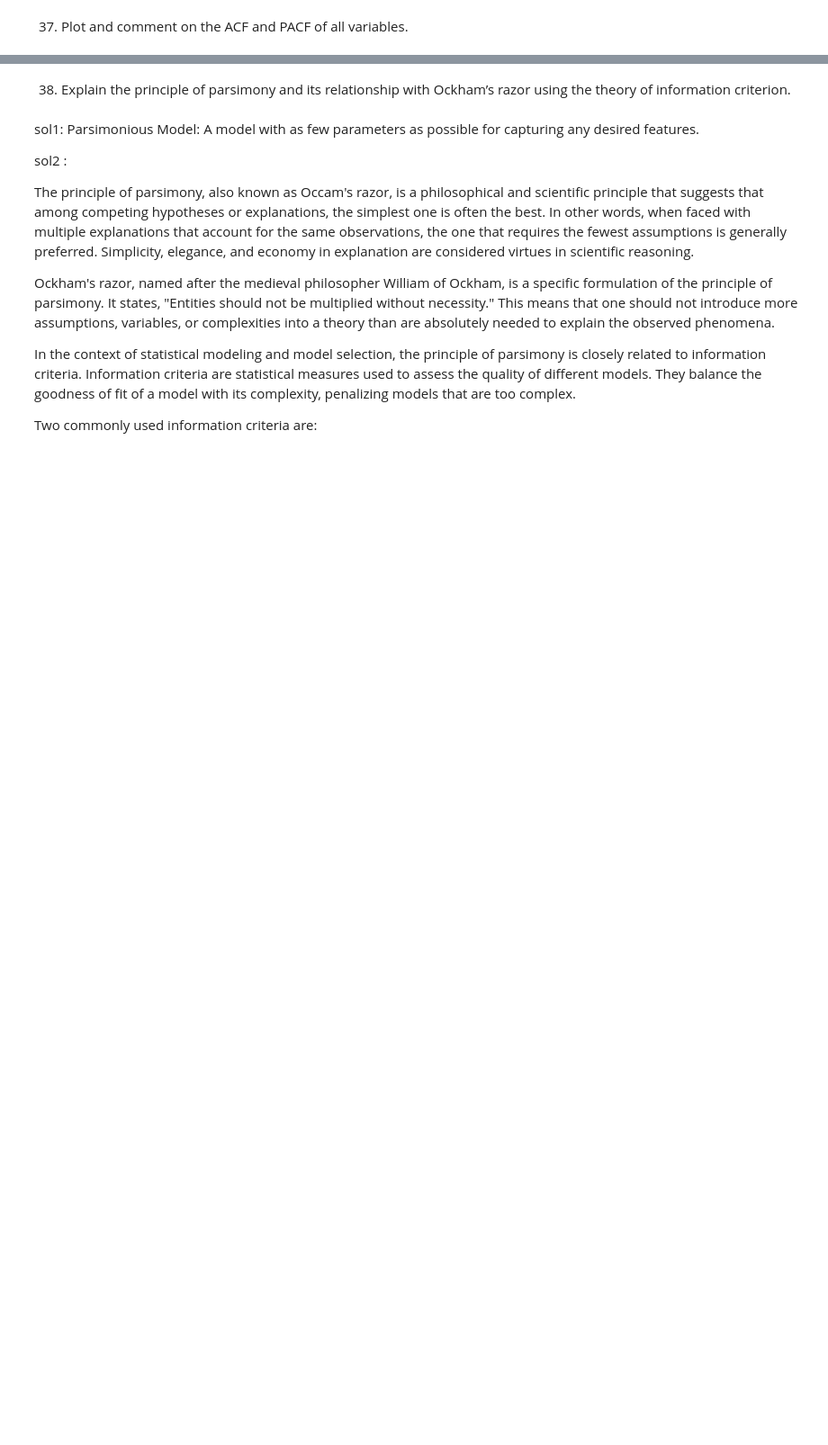
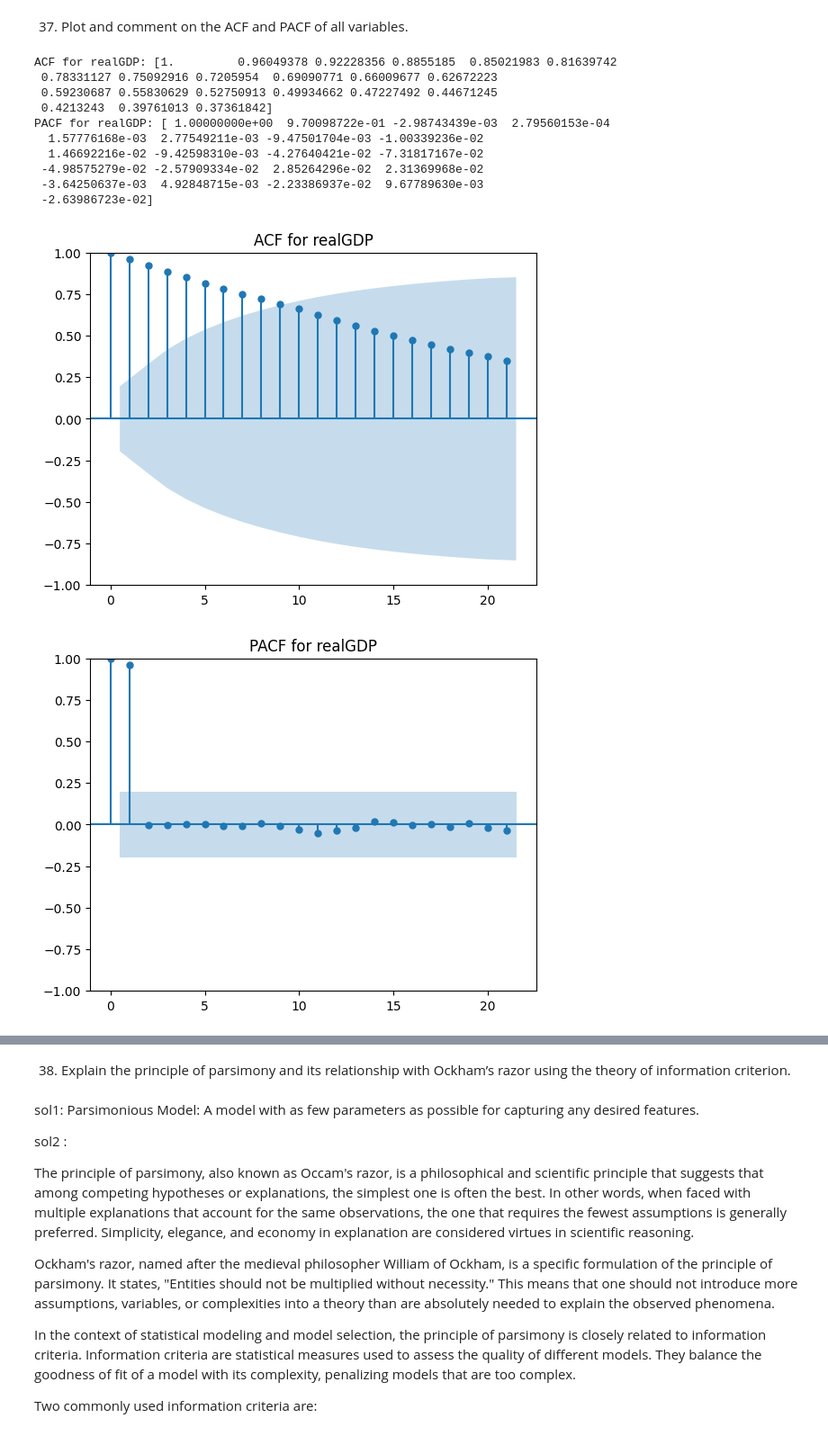
Before and after one commit to KamOsiris/Econometrics_project, a Jupyter notebook: econometrics_project.ipynb, the cells around one changed output, grey strips where cells are left out. Shown: that part at 90% size. Saved outputs shown, nothing was run; the diff lists cells and outputs as text; code cells hidden in the pictures; blank space fills up the shorter version.

```diff
--- a/econometrics_project.ipynb
+++ b/econometrics_project.ipynb
@@ -877,2 +883,26 @@ realGDP is stationary after two transformations
 # %% [markdown]
 37) Plot and comment on the ACF and PACF of all variables.
+# %%
+variables = ['realGDP', 'unemployment_rate', 'consumer_price_inflation']
+for var in variables:
+    series = df[var].dropna()
+    print(f'ACF for {var}: {acf(series)}')
+    print(f'PACF for {var}: {pacf(series)}')
+
+    plot_acf(series, title=f'ACF for {var}')
+    plt.show()
+    plot_pacf(series, title=f'PACF for {var}')
+    plt.show()
+# %% [output]
+ACF for realGDP: [1.         0.96049378 0.92228356 0.8855185  0.85021983 0.81639742
+ 0.78331127 0.75092916 0.7205954  0.69090771 0.66009677 0.62672223
+ 0.59230687 0.55830629 0.52750913 0.49934662 0.47227492 0.44671245
+ 0.4213243  0.39761013 0.37361842]
+PACF for realGDP: [ 1.00000000e+00  9.70098722e-01 -2.98743439e-03  2.79560153e-04
+  1.57776168e-03  2.77549211e-03 -9.47501704e-03 -1.00339236e-02
+  1.46692216e-02 -9.42598310e-03 -4.27640421e-02 -7.31817167e-02
+ -4.98575279e-02 -2.57909334e-02  2.85264296e-02  2.31369968e-02
+ -3.64250637e-03  4.92848715e-03 -2.23386937e-02  9.67789630e-03
+ -2.63986723e-02]
+[figure, added]
+[figure, added]
```
Also changed, not shown: parts of 3 cells of this notebook.
